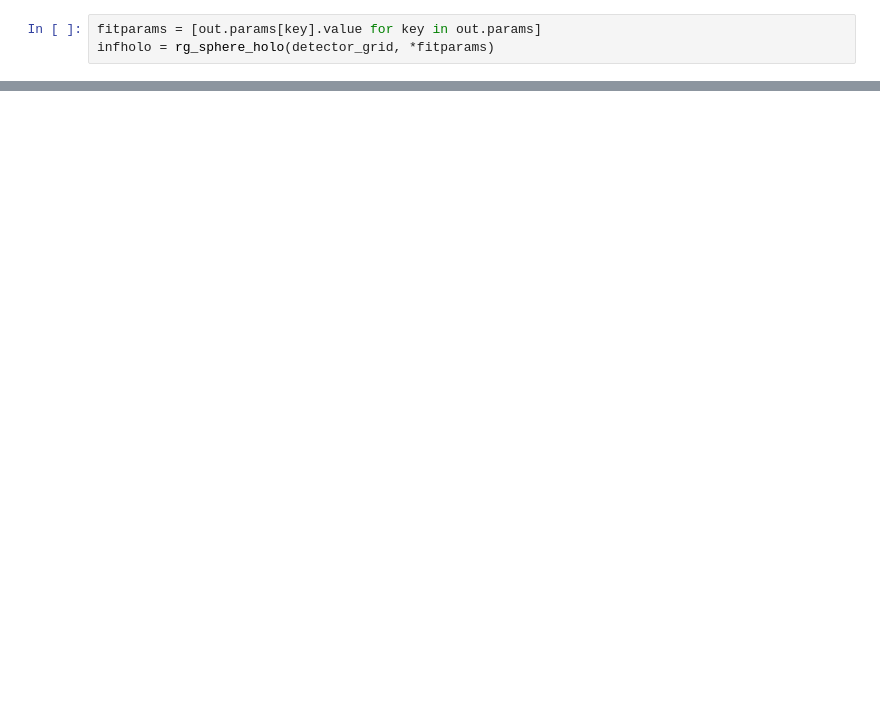
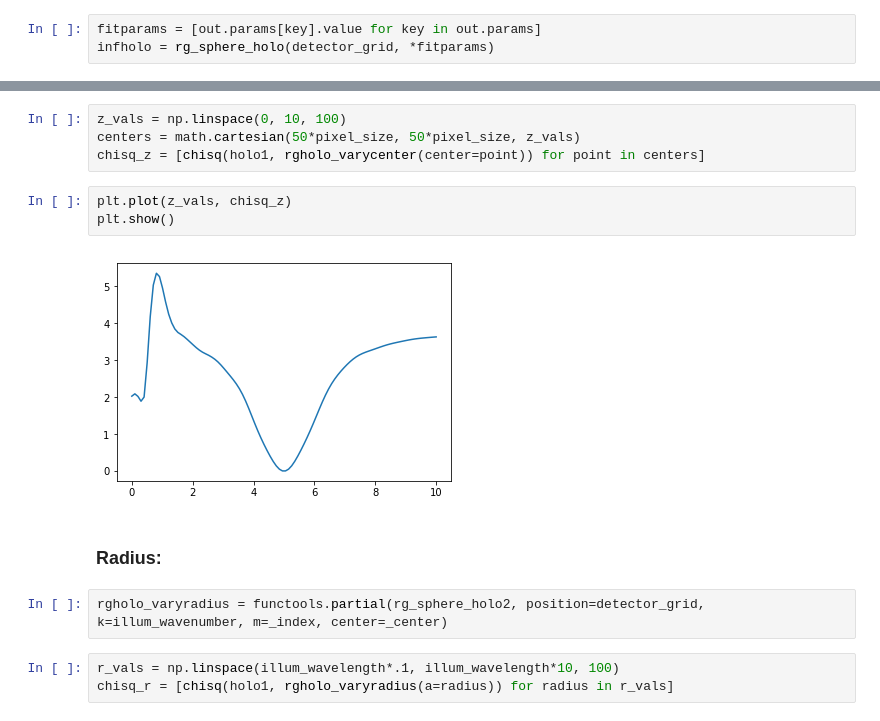
Before and after one commit to ralex0/holoinfer, a Jupyter notebook: modelfit.ipynb, the cells around one changed output, grey strips where cells are left out. Saved outputs shown, nothing was run; the diff lists cells and outputs as text; blank space fills up the shorter version.

```diff
--- a/modelfit.ipynb
+++ b/modelfit.ipynb
@@ -147,0 +171,16 @@ out.params['x'].value / pixel_size
+# %%
+z_vals = np.linspace(0, 10, 100)
+centers = math.cartesian(50*pixel_size, 50*pixel_size, z_vals)
+chisq_z = [chisq(holo1, rgholo_varycenter(center=point)) for point in centers]
+# %%
+plt.plot(z_vals, chisq_z)
+plt.show()
+# %% [output]
+[figure, added]
+# %% [markdown]
+### Radius:
+# %%
+rgholo_varyradius = functools.partial(rg_sphere_holo2, position=detector_grid, k=illum_wavenumber, m=_index, center=_center)
+# %%
+r_vals = np.linspace(illum_wavelength*.1, illum_wavelength*10, 100)
+chisq_r = [chisq(holo1, rgholo_varyradius(a=radius)) for radius in r_vals]
```
Also changed, not shown: parts of 35 cells of this notebook.
